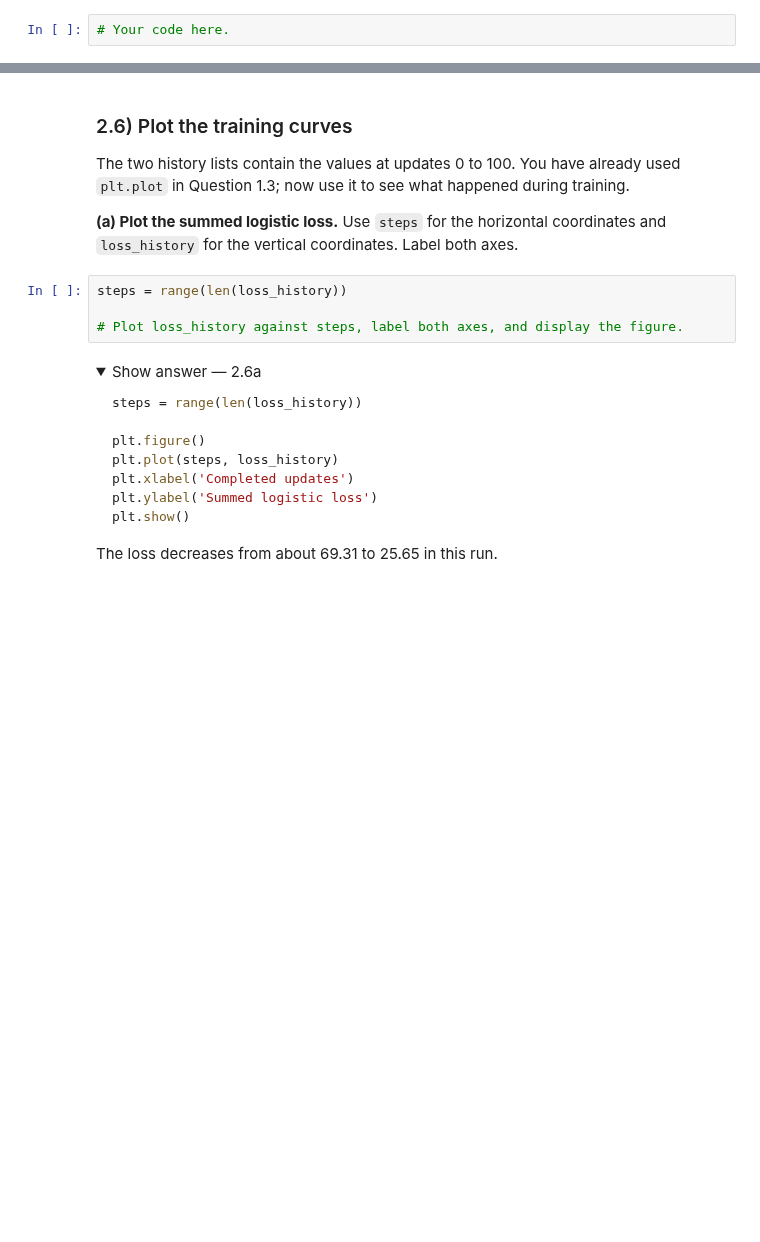
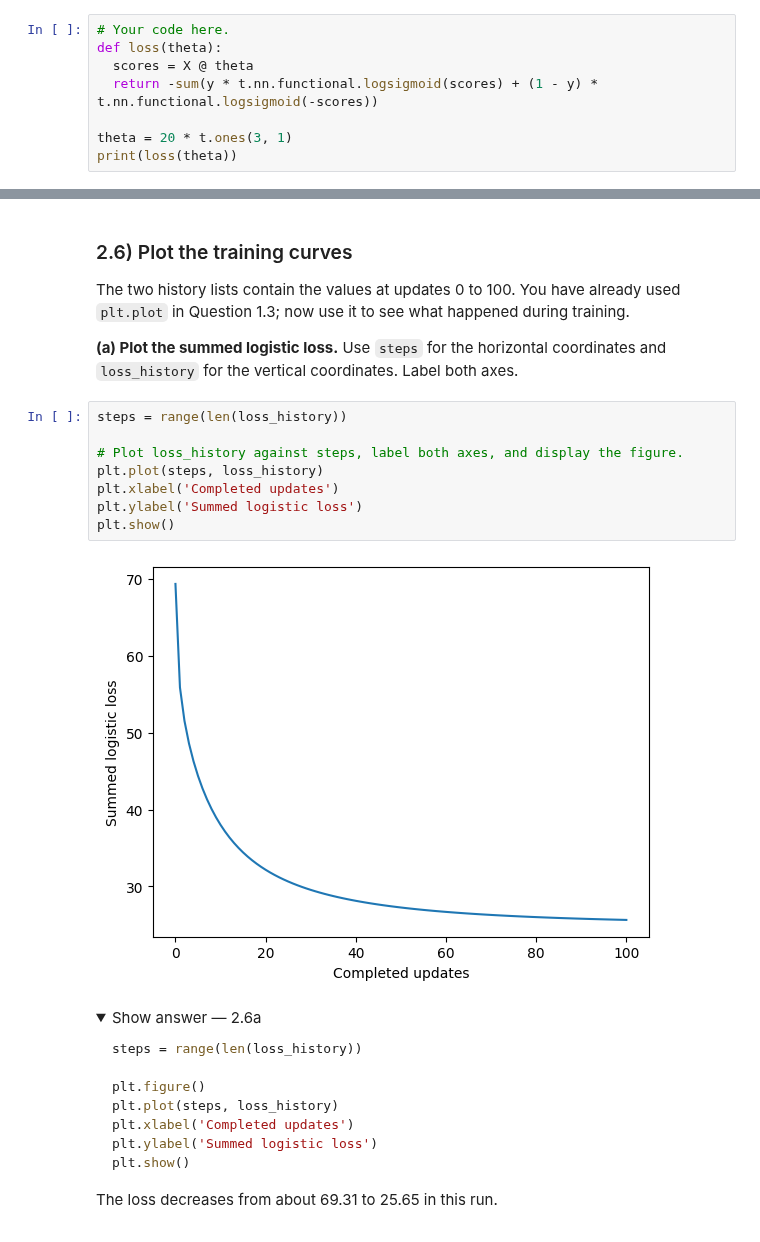
Before and after one commit to wa-jhx-ter/2026_27, a Jupyter notebook: Week_04/Lab/Week_04_linear_classification.ipynb, the cells around one changed output, grey strips where cells are left out. Saved outputs shown, nothing was run; the diff lists cells and outputs as text; folded sections open; blank space fills up the shorter version.

```diff
--- a/Week_04/Lab/Week_04_linear_classification.ipynb
+++ b/Week_04/Lab/Week_04_linear_classification.ipynb
@@ -264,3 +296,9 @@ Pass the **scores** to `logsigmoid`, not their sigmoid values. Use this new `los
 We have **not** changed the mathematical loss. We have only changed how it is evaluated numerically.
 # %%
 # Your code here.
+def loss(theta):
+  scores = X @ theta
+  return -sum(y * t.nn.functional.logsigmoid(scores) + (1 - y) * t.nn.functional.logsigmoid(-scores))
+
+theta = 20 * t.ones(3, 1)
+print(loss(theta))
@@ -593,7 +670,13 @@ The two history lists contain the values at updates 0 to 100. You have already u
 # %%
 steps = range(len(loss_history))
 
 # Plot loss_history against steps, label both axes, and display the figure.
+plt.plot(steps, loss_history)
+plt.xlabel('Completed updates')
+plt.ylabel('Summed logistic loss')
+plt.show()
+# %% [output]
+[figure, added]
 # %% [markdown]
 <details>
 <summary>Show answer — 2.6a</summary>
```
Also changed, not shown: parts of 12 cells of this notebook.
